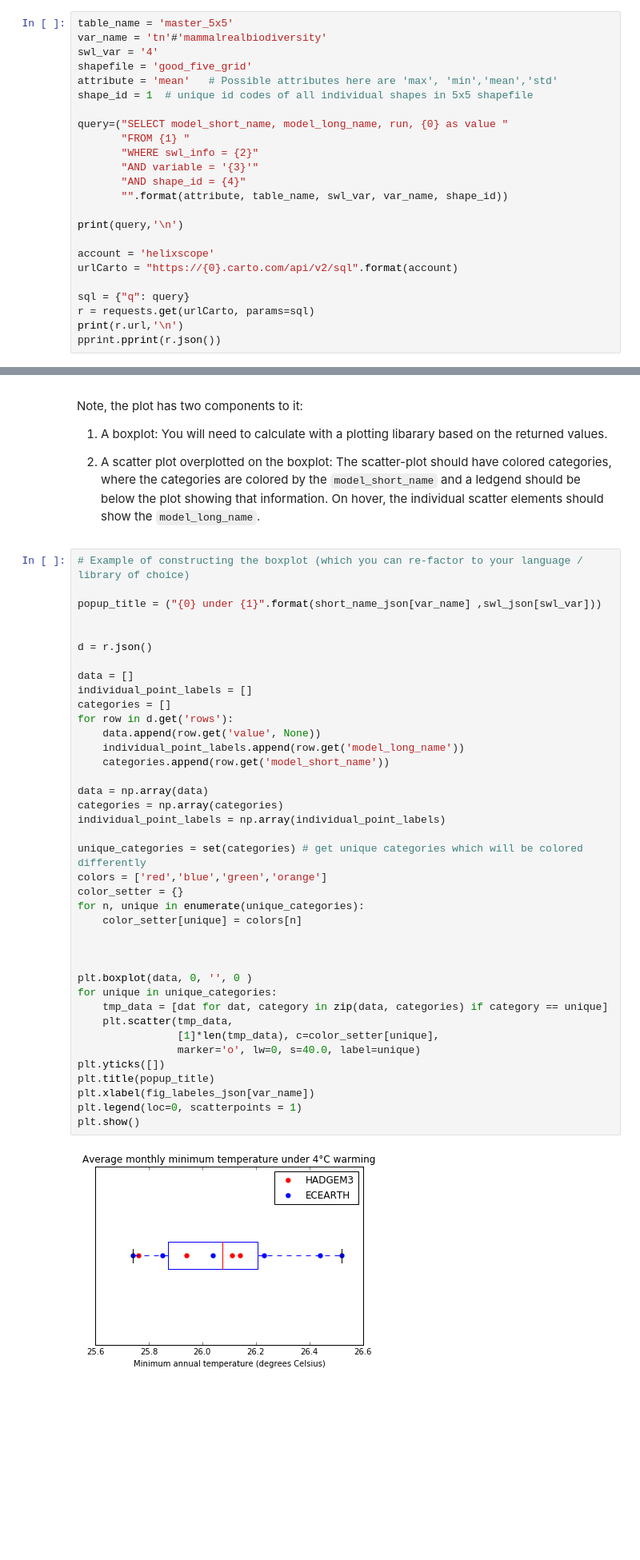
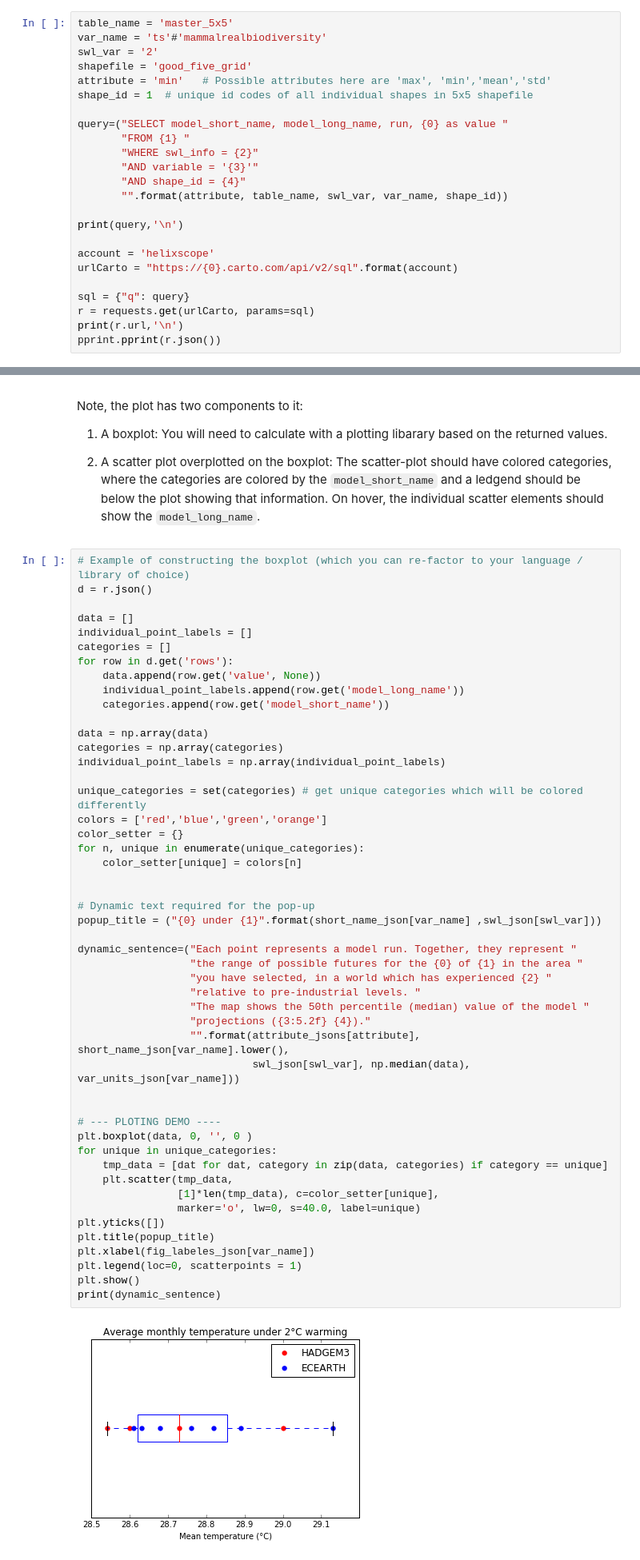
Before and after one commit to Vizzuality/helix-scope-data, a Jupyter notebook: work/backend_examples.ipynb, the cells around one changed output, grey strips where cells are left out. Shown at 80% size. Saved outputs shown, nothing was run; the diff lists cells and outputs as text; blank space fills up the shorter version.

```diff
--- a/work/backend_examples.ipynb
+++ b/work/backend_examples.ipynb
@@ -408,10 +479,10 @@ https://helixscope.carto.com/api/v1/map
 When the map is clicked, all avaiable model values for the shape associated with the click should be returned in order to build the pop-up widget.
 # %%
 table_name = 'master_5x5'
-var_name = 'tn'#'mammalrealbiodiversity'
-swl_var = '4'
+var_name = 'ts'#'mammalrealbiodiversity'
+swl_var = '2'
 shapefile = 'good_five_grid'
-attribute = 'mean'   # Possible attributes here are 'max', 'min','mean','std'
+attribute = 'min'   # Possible attributes here are 'max', 'min','mean','std'
 shape_id = 1  # unique id codes of all individual shapes in 5x5 shapefile
 
 query=("SELECT model_short_name, model_long_name, run, {0} as value "
@@ -463,10 +534,6 @@ Note, the plot has two components to it:
 2. A scatter plot overplotted on the boxplot: The scatter-plot should have colored categories, where the categories are colored by the `model_short_name` and a ledgend should be below the plot showing that information. On hover, the individual scatter elements should show the `model_long_name`.
 # %%
 # Example of constructing the boxplot (which you can re-factor to your language / library of choice)
-
-popup_title = ("{0} under {1}".format(short_name_json[var_name] ,swl_json[swl_var]))
-
-
 d = r.json()
 
 data = []
@@ -474,31 +541,45 @@ individual_point_labels = []
 categories = []
 for row in d.get('rows'):
     data.append(row.get('value', None))
     individual_point_labels.append(row.get('model_long_name'))
     categories.append(row.get('model_short_name'))
 
 data = np.array(data)
 categories = np.array(categories)
 individual_point_labels = np.array(individual_point_labels)
 
 unique_categories = set(categories) # get unique categories which will be colored differently
 colors = ['red','blue','green','orange']
 color_setter = {}
 for n, unique in enumerate(unique_categories):
     color_setter[unique] = colors[n]
 
 
+# Dynamic text required for the pop-up
+popup_title = ("{0} under {1}".format(short_name_json[var_name] ,swl_json[swl_var]))
 
+dynamic_sentence=("Each point represents a model run. Together, they represent "
+                  "the range of possible futures for the {0} of {1} in the area "
+                  "you have selected, in a world which has experienced {2} "
+                  "relative to pre-industrial levels. "
+                  "The map shows the 50th percentile (median) value of the model "
+                  "projections ({3:5.2f} {4})."
+                  "".format(attribute_jsons[attribute], short_name_json[var_name].lower(),
+                            swl_json[swl_var], np.median(data), var_units_json[var_name]))
+
+
+# --- PLOTING DEMO ----
 plt.boxplot(data, 0, '', 0 )
 for unique in unique_categories:
     tmp_data = [dat for dat, category in zip(data, categories) if category == unique]
     plt.scatter(tmp_data,
                 [1]*len(tmp_data), c=color_setter[unique],
                 marker='o', lw=0, s=40.0, label=unique)
 plt.yticks([])
 plt.title(popup_title)
 plt.xlabel(fig_labeles_json[var_name])
 plt.legend(loc=0, scatterpoints = 1)
 plt.show()
+print(dynamic_sentence)
 # %% [output]
-[figure, old version]
+[figure, new version]
```
Also changed, not shown: parts of 7 cells of this notebook, 3 other files.
